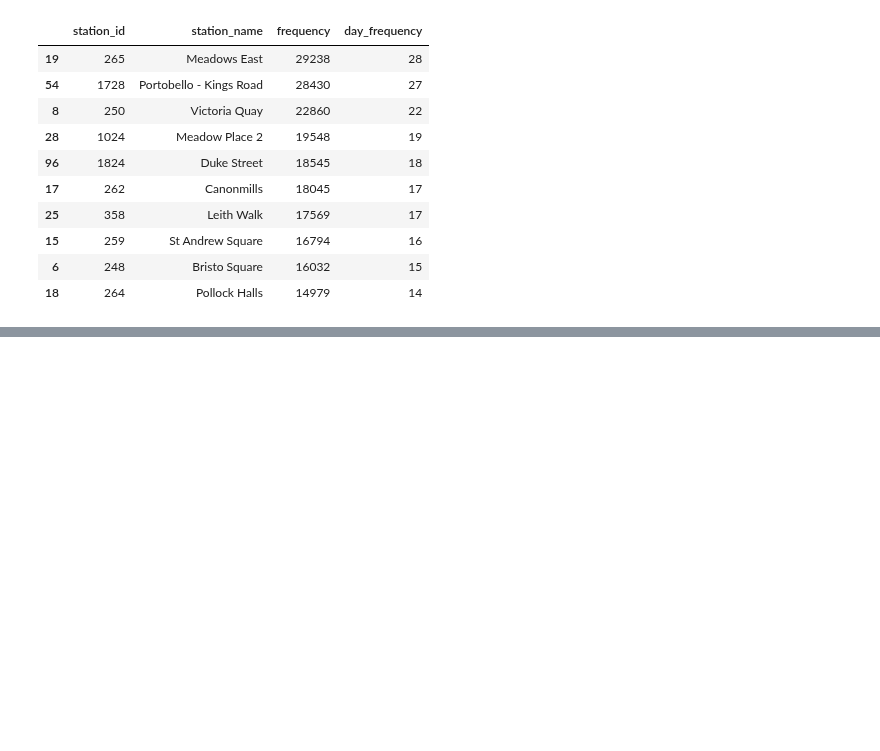
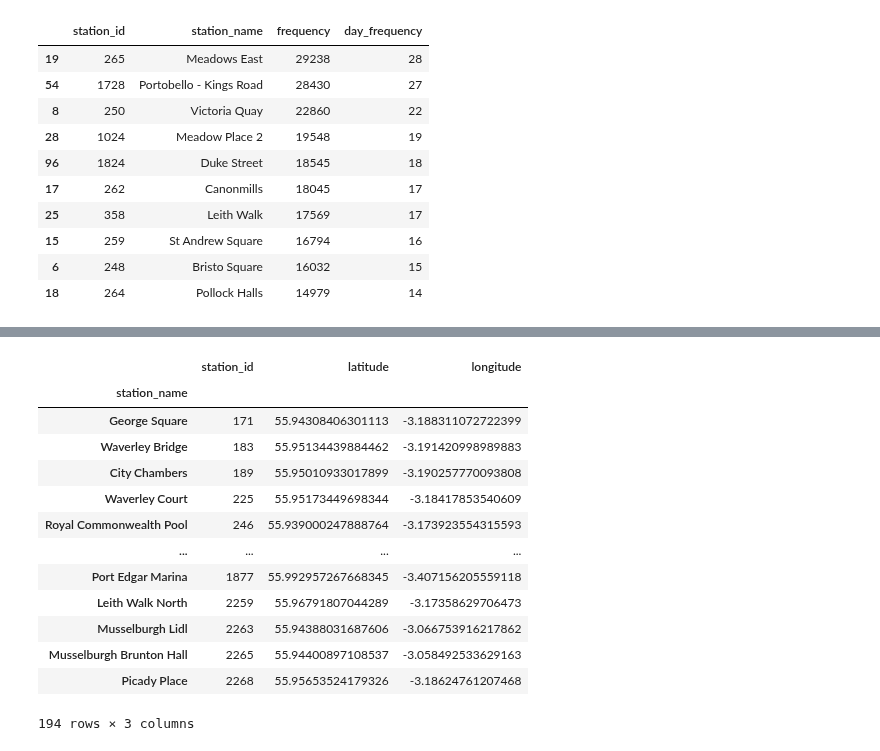
Before and after one commit to Jorgevalaho/Python_project, a Jupyter notebook: Python_project.ipynb, the cells around one changed output, grey strips where cells are left out. Drawn from its saved outputs; the diff is of its cells as text; code cells hidden in the pictures; blank space fills up the shorter version.

```diff
--- a/Python_project.ipynb
+++ b/Python_project.ipynb
@@ -281,0 +284,17 @@ activity_df.assign(use=activity_df['returns_percent'].apply(usage)).sort_values(
+# %%
+stations
+# %% [output]
+|  | station_id | latitude | longitude |
+| station_name |  |  |  |
+| George Square | 171 | 55.94308406301113 | -3.188311072722399 |
+| Waverley Bridge | 183 | 55.95134439884462 | -3.191420998989883 |
+| City Chambers | 189 | 55.95010933017899 | -3.190257770093808 |
+| Waverley Court | 225 | 55.95173449698344 | -3.18417853540609 |
+| Royal Commonwealth Pool | 246 | 55.939000247888764 | -3.173923554315593 |
+| ... | ... | ... | ... |
+| Port Edgar Marina | 1877 | 55.992957267668345 | -3.407156205559118 |
+| Leith Walk North | 2259 | 55.96791807044289 | -3.17358629706473 |
+| Musselburgh Lidl | 2263 | 55.94388031687606 | -3.066753916217862 |
+| Musselburgh Brunton Hall | 2265 | 55.94400897108537 | -3.058492533629163 |
+| Picady Place | 2268 | 55.95653524179326 | -3.18624761207468 |
+194 rows × 3 columns
```
Also changed, not shown: parts of 7 cells of this notebook.
